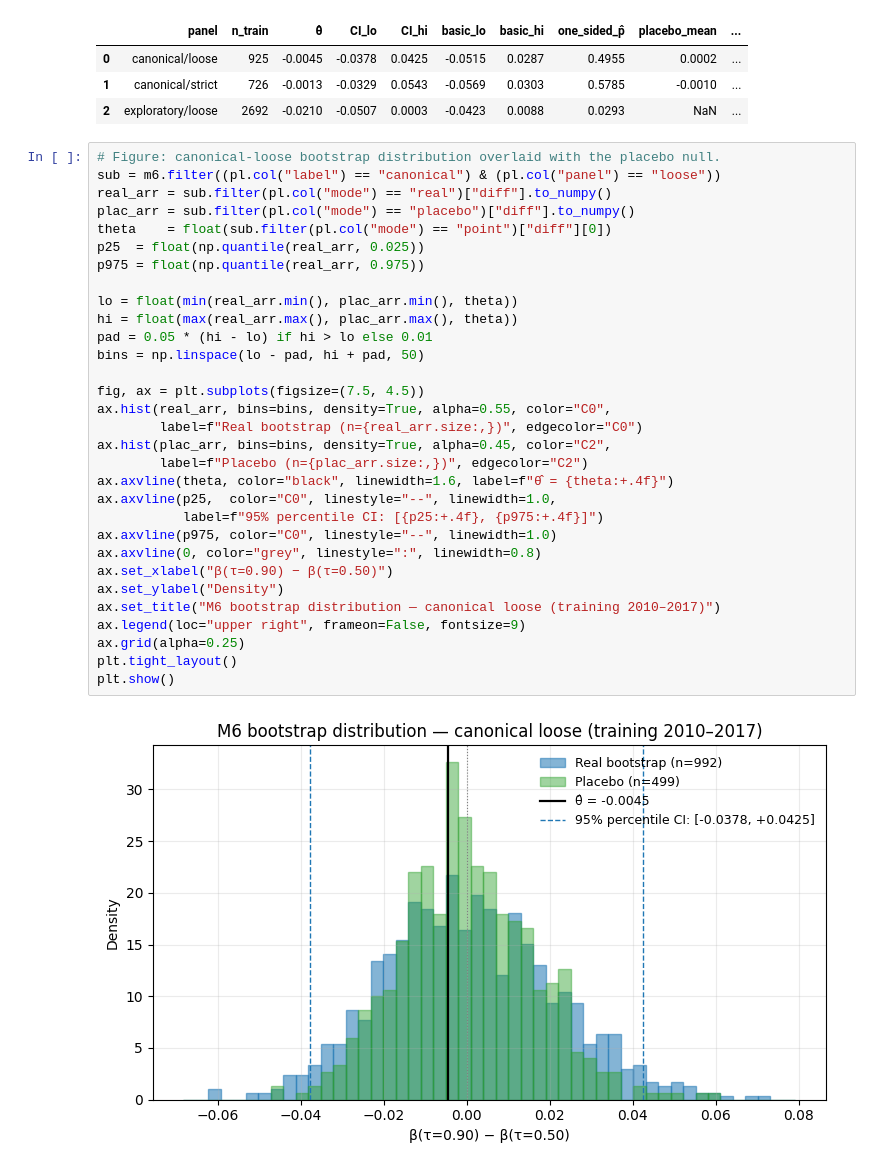
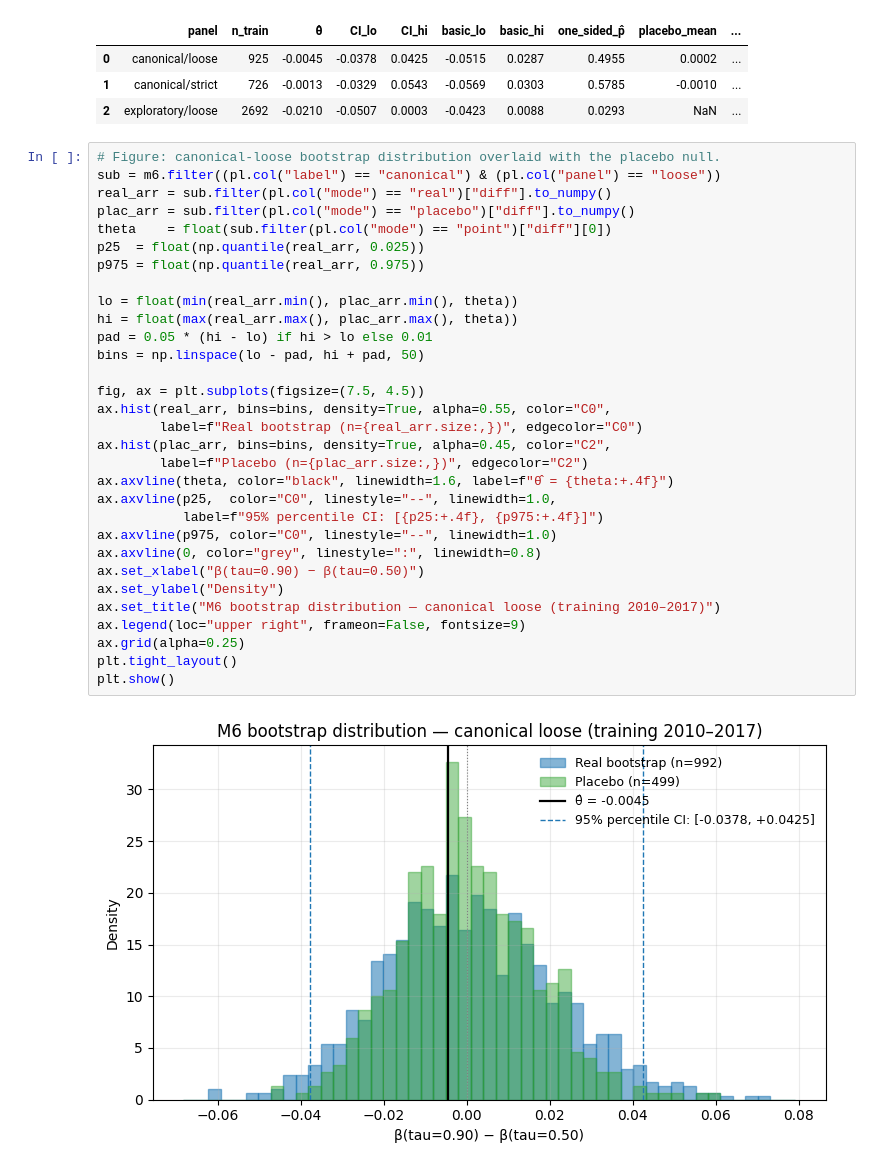
Before and after one commit to evwillow/econ143-project, a Jupyter notebook: writeup.ipynb, the cells around one changed output. Drawn from its saved outputs; the diff is of its cells as text.

```diff
--- a/writeup.ipynb
+++ b/writeup.ipynb
@@ -385,33 +408,33 @@ pd.DataFrame([
 # Figure: canonical-loose bootstrap distribution overlaid with the placebo null.
 sub = m6.filter((pl.col("label") == "canonical") & (pl.col("panel") == "loose"))
 real_arr = sub.filter(pl.col("mode") == "real")["diff"].to_numpy()
 plac_arr = sub.filter(pl.col("mode") == "placebo")["diff"].to_numpy()
 theta    = float(sub.filter(pl.col("mode") == "point")["diff"][0])
 p25  = float(np.quantile(real_arr, 0.025))
 p975 = float(np.quantile(real_arr, 0.975))
 
 lo = float(min(real_arr.min(), plac_arr.min(), theta))
 hi = float(max(real_arr.max(), plac_arr.max(), theta))
 pad = 0.05 * (hi - lo) if hi > lo else 0.01
 bins = np.linspace(lo - pad, hi + pad, 50)
 
 fig, ax = plt.subplots(figsize=(7.5, 4.5))
 ax.hist(real_arr, bins=bins, density=True, alpha=0.55, color="C0",
         label=f"Real bootstrap (n={real_arr.size:,})", edgecolor="C0")
 ax.hist(plac_arr, bins=bins, density=True, alpha=0.45, color="C2",
         label=f"Placebo (n={plac_arr.size:,})", edgecolor="C2")
 ax.axvline(theta, color="black", linewidth=1.6, label=f"θ̂ = {theta:+.4f}")
 ax.axvline(p25,  color="C0", linestyle="--", linewidth=1.0,
            label=f"95% percentile CI: [{p25:+.4f}, {p975:+.4f}]")
 ax.axvline(p975, color="C0", linestyle="--", linewidth=1.0)
 ax.axvline(0, color="grey", linestyle=":", linewidth=0.8)
-ax.set_xlabel("β(τ=0.90) − β(τ=0.50)")
+ax.set_xlabel("β(tau=0.90) − β(tau=0.50)")
 ax.set_ylabel("Density")
 ax.set_title("M6 bootstrap distribution — canonical loose (training 2010–2017)")
 ax.legend(loc="upper right", frameon=False, fontsize=9)
 ax.grid(alpha=0.25)
 plt.tight_layout()
 plt.show()
 # %% [output]
-[figure, old version]
+[figure, new version]
 # %% [markdown]
```
Also changed, not shown: parts of 18 cells of this notebook.
